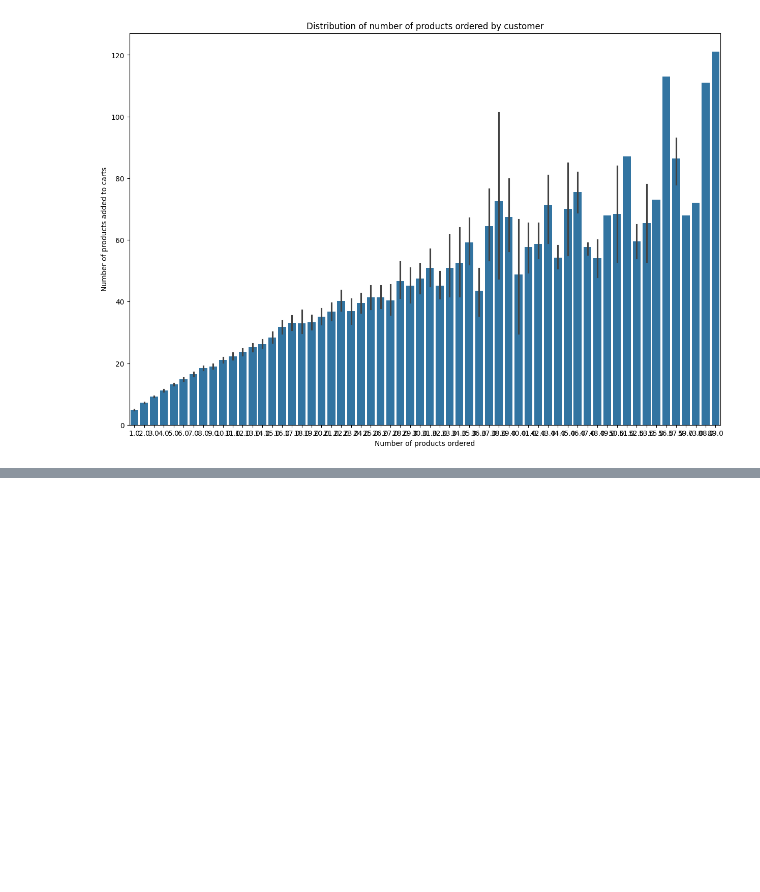
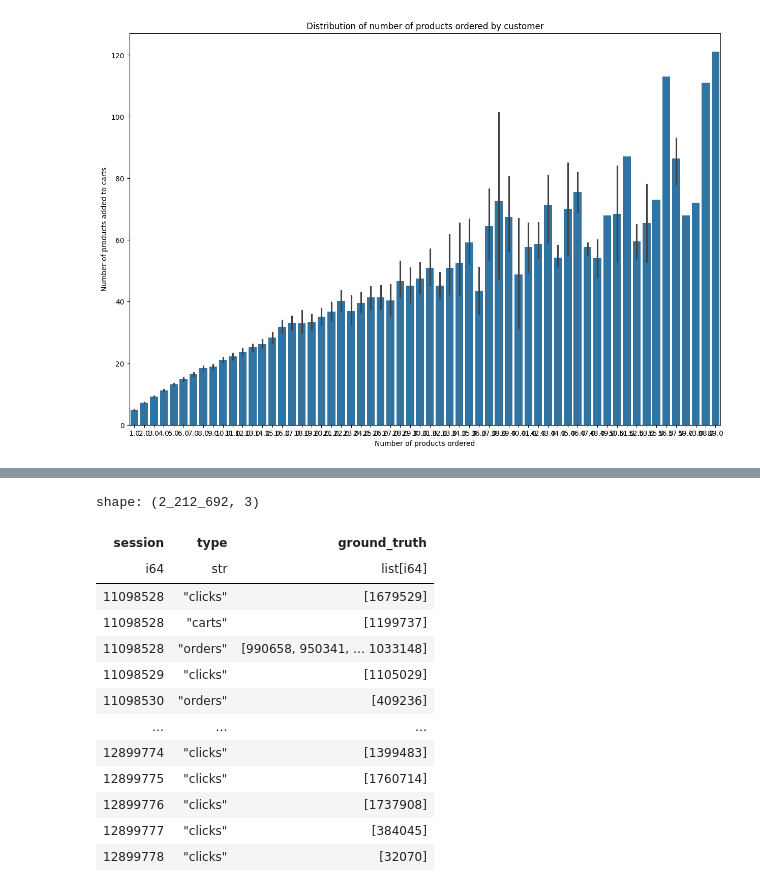
Before and after one commit to ChronusGong/ml_project, a Jupyter notebook: project_code/project.ipynb, the cells around one changed output, grey strips where cells are left out. Cells and saved outputs as stored; diff of their text form; code cells hidden in the pictures; blank space fills up the shorter version.

```diff
--- a/project_code/project.ipynb
+++ b/project_code/project.ipynb
@@ -467,0 +663,3 @@ plt.show()
+# %%
+test = pl.read_parquet('../archive/test.parquet')
+test_labels = pl.read_parquet('../archive/test_labels.parquet')
@@ -467,0 +733,17 @@ plt.show()
+# %%
+display(test_labels)
+# %% [output]
+shape: (2_212_692, 3)
+| session | type | ground_truth |
+| i64 | str | list[i64] |
+| 11098528 | "clicks" | [1679529] |
+| 11098528 | "carts" | [1199737] |
+| 11098528 | "orders" | [990658, 950341, … 1033148] |
+| 11098529 | "clicks" | [1105029] |
+| 11098530 | "orders" | [409236] |
+| … | … | … |
+| 12899774 | "clicks" | [1399483] |
+| 12899775 | "clicks" | [1760714] |
+| 12899776 | "clicks" | [1737908] |
+| 12899777 | "clicks" | [384045] |
+| 12899778 | "clicks" | [32070] |
```
Also changed, not shown: parts of 22 cells of this notebook.
